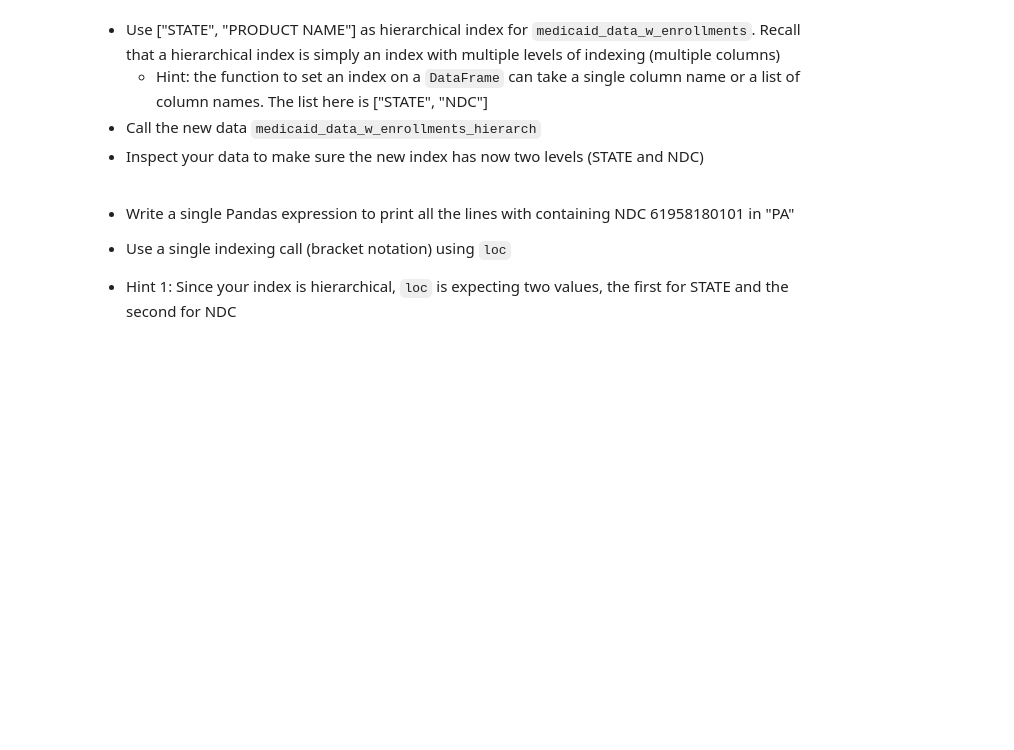
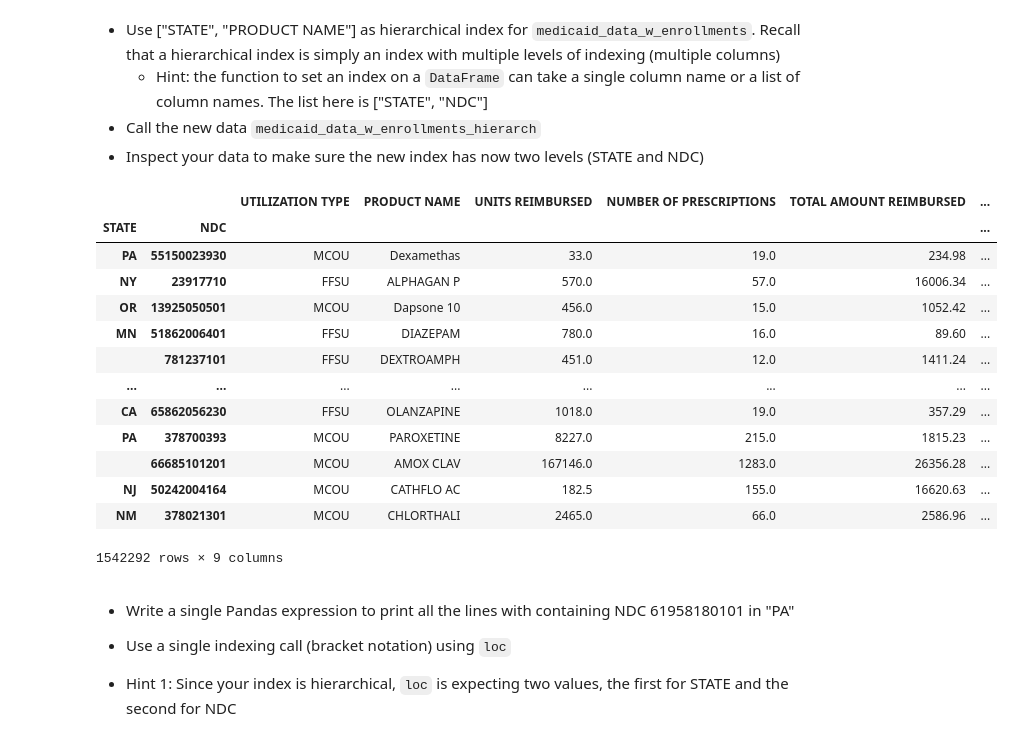
Before and after one commit to ebruffey/ics434, a Jupyter notebook: assignments/data-wrangling-ebruffey/Assignment_1.ipynb, the cells around one changed output. Drawn from its saved outputs; the diff is of its cells as text; code cells hidden in the pictures; blank space fills up the shorter version.

```diff
--- a/assignments/data-wrangling-ebruffey/Assignment_1.ipynb
+++ b/assignments/data-wrangling-ebruffey/Assignment_1.ipynb
@@ -628,2 +594,9 @@ UTILIZATION TYPE    STATE    NDC    PRODUCT NAME    UNITS REIMBURSED    NUMBER O
+# %%
+## WRITE YOUR CODE HERE
+#medicaid_enrollment_cleaned_with_zip = medicaid_enrollment_cleaned.merge(Codes_abbreviations, how='left', #left_on='STATE', right_on='US STATE')
+medicaid_data_w_enrollments = medicaid_data.merge(medicaid_enrollment_cleaned_with_zip,
+                                                  how='left', left_on='STATE', right_on='ABBREVIATION')
+# %%
+medicaid_data_w_enrollments = medicaid_data_w_enrollments.drop(['ABBREVIATION'], axis=1)
 # %% [markdown]
 - Remove any lines where "STATE" or "PRODUCT NAME" are missing from  `medicaid_data_w_enrollments`
@@ -631,0 +603,7 @@ UTILIZATION TYPE    STATE    NDC    PRODUCT NAME    UNITS REIMBURSED    NUMBER O
+# %%
+## WRITE YOUR CODE HERE
+medicaid_data_w_enrollments[medicaid_data_w_enrollments['STATE'].str.strip().astype(bool)]
+medicaid_data_w_enrollments[medicaid_data_w_enrollments['PRODUCT NAME'].str.strip().astype(bool)]
+medicaid_data_w_enrollments.dropna(subset=['STATE', 'PRODUCT NAME'], inplace=True)
+medicaid_data_w_enrollments = medicaid_data_w_enrollments[~medicaid_data_w_enrollments.STATE.str.contains('XX')]
+medicaid_data_w_enrollments
@@ -639,3 +632,20 @@ UTILIZATION TYPE    STATE    NDC    PRODUCT NAME    UNITS REIMBURSED    NUMBER O
+# %%
+medicaid_data_w_enrollments_hierarch
+# %% [output]
+|  |  | UTILIZATION TYPE | PRODUCT NAME | UNITS REIMBURSED | NUMBER OF PRESCRIPTIONS | TOTAL AMOUNT REIMBURSED | ... |
+| STATE | NDC |  |  |  |  |  | ... |
+| PA | 55150023930 | MCOU | Dexamethas | 33.0 | 19.0 | 234.98 | ... |
+| NY | 23917710 | FFSU | ALPHAGAN P | 570.0 | 57.0 | 16006.34 | ... |
+| OR | 13925050501 | MCOU | Dapsone 10 | 456.0 | 15.0 | 1052.42 | ... |
+| MN | 51862006401 | FFSU | DIAZEPAM | 780.0 | 16.0 | 89.60 | ... |
+|  | 781237101 | FFSU | DEXTROAMPH | 451.0 | 12.0 | 1411.24 | ... |
+| ... | ... | ... | ... | ... | ... | ... | ... |
+| CA | 65862056230 | FFSU | OLANZAPINE | 1018.0 | 19.0 | 357.29 | ... |
+| PA | 378700393 | MCOU | PAROXETINE | 8227.0 | 215.0 | 1815.23 | ... |
+|  | 66685101201 | MCOU | AMOX CLAV | 167146.0 | 1283.0 | 26356.28 | ... |
+| NJ | 50242004164 | MCOU | CATHFLO AC | 182.5 | 155.0 | 16620.63 | ... |
+| NM | 378021301 | MCOU | CHLORTHALI | 2465.0 | 66.0 | 2586.96 | ... |
+1542292 rows × 9 columns
 # %% [markdown]
 
 * Write a single Pandas expression to print all the lines with containing NDC 61958180101 in "PA"
```
Also changed, not shown: parts of 37 cells of this notebook.
